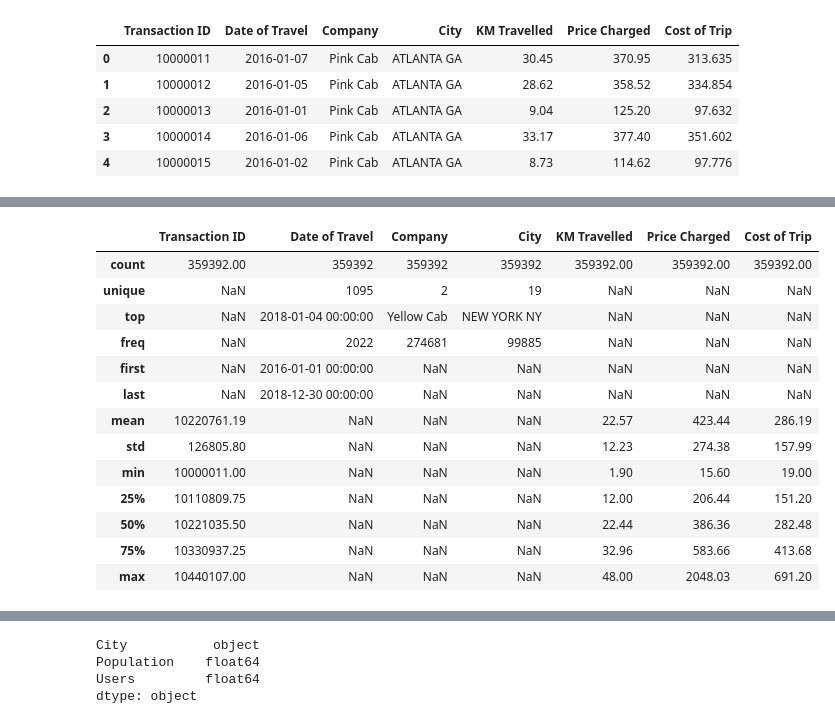
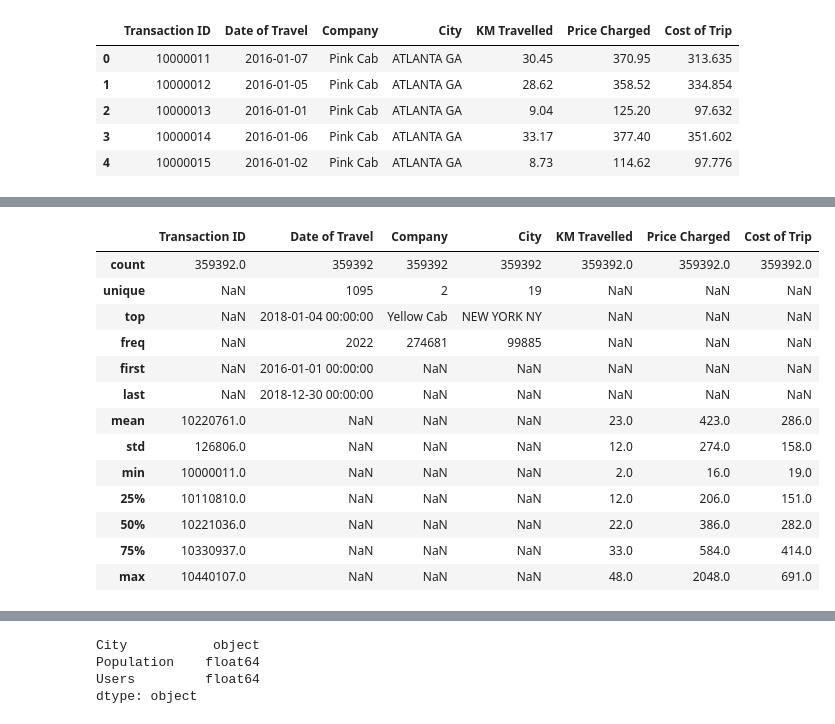
Before and after one commit to elvissounna/Projet_IA, a Jupyter notebook: week_2.ipynb, the cells around one changed output, grey strips where cells are left out. Cells and saved outputs as stored; diff of their text form; code cells hidden in the pictures.

```diff
--- a/week_2.ipynb
+++ b/week_2.ipynb
@@ -114,18 +136,18 @@ cab.head(10)
 # %%
 # On peut faire une visions statistique élémentaire globale sur notre jeu de données avec la fonction roun pour plus joli
-round(cab.describe(include = 'all'),2)
+round(cab.describe(include = 'all'))
 # %% [output]
 |  | Transaction ID | Date of Travel | Company | City | KM Travelled | Price Charged | Cost of Trip |
-| count | 359392.00 | 359392 | 359392 | 359392 | 359392.00 | 359392.00 | 359392.00 |
+| count | 359392.0 | 359392 | 359392 | 359392 | 359392.0 | 359392.0 | 359392.0 |
 | unique | NaN | 1095 | 2 | 19 | NaN | NaN | NaN |
 | top | NaN | 2018-01-04 00:00:00 | Yellow Cab | NEW YORK NY | NaN | NaN | NaN |
 | freq | NaN | 2022 | 274681 | 99885 | NaN | NaN | NaN |
 | first | NaN | 2016-01-01 00:00:00 | NaN | NaN | NaN | NaN | NaN |
 | last | NaN | 2018-12-30 00:00:00 | NaN | NaN | NaN | NaN | NaN |
-| mean | 10220761.19 | NaN | NaN | NaN | 22.57 | 423.44 | 286.19 |
-| std | 126805.80 | NaN | NaN | NaN | 12.23 | 274.38 | 157.99 |
-| min | 10000011.00 | NaN | NaN | NaN | 1.90 | 15.60 | 19.00 |
-| 25% | 10110809.75 | NaN | NaN | NaN | 12.00 | 206.44 | 151.20 |
-| 50% | 10221035.50 | NaN | NaN | NaN | 22.44 | 386.36 | 282.48 |
-| 75% | 10330937.25 | NaN | NaN | NaN | 32.96 | 583.66 | 413.68 |
-| max | 10440107.00 | NaN | NaN | NaN | 48.00 | 2048.03 | 691.20 |
+| mean | 10220761.0 | NaN | NaN | NaN | 23.0 | 423.0 | 286.0 |
+| std | 126806.0 | NaN | NaN | NaN | 12.0 | 274.0 | 158.0 |
+| min | 10000011.0 | NaN | NaN | NaN | 2.0 | 16.0 | 19.0 |
+| 25% | 10110810.0 | NaN | NaN | NaN | 12.0 | 206.0 | 151.0 |
+| 50% | 10221036.0 | NaN | NaN | NaN | 22.0 | 386.0 | 282.0 |
+| 75% | 10330937.0 | NaN | NaN | NaN | 33.0 | 584.0 | 414.0 |
+| max | 10440107.0 | NaN | NaN | NaN | 48.0 | 2048.0 | 691.0 |
```
Also changed, not shown: parts of 17 cells of this notebook, 1 other file.
